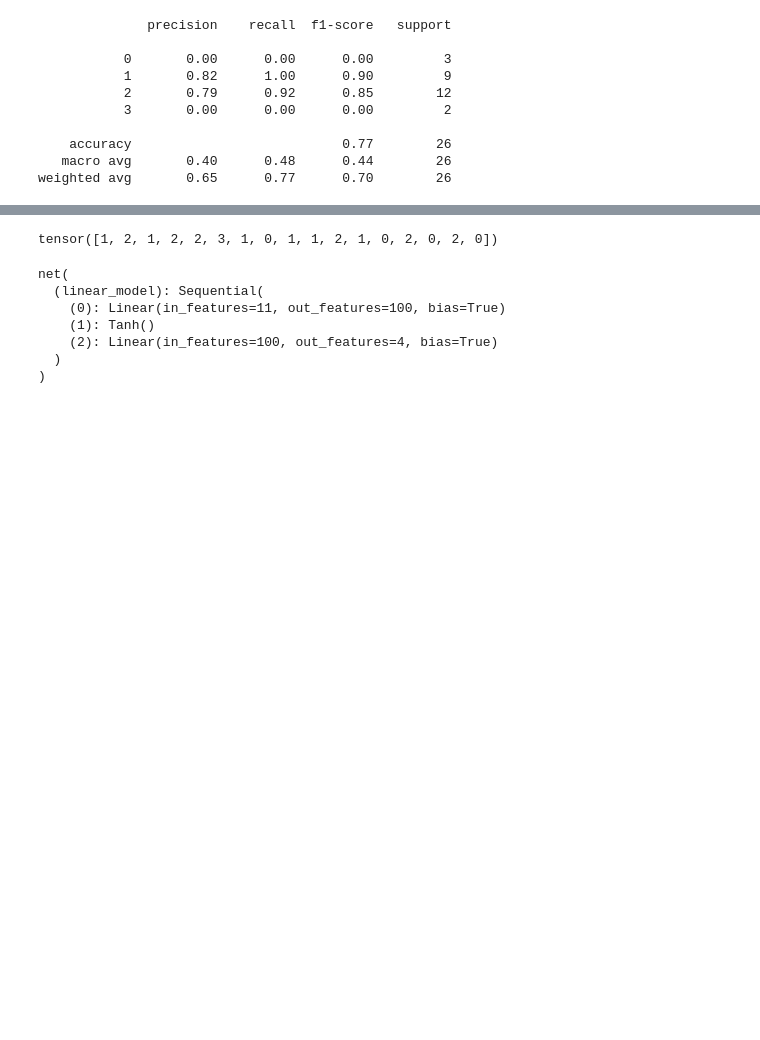
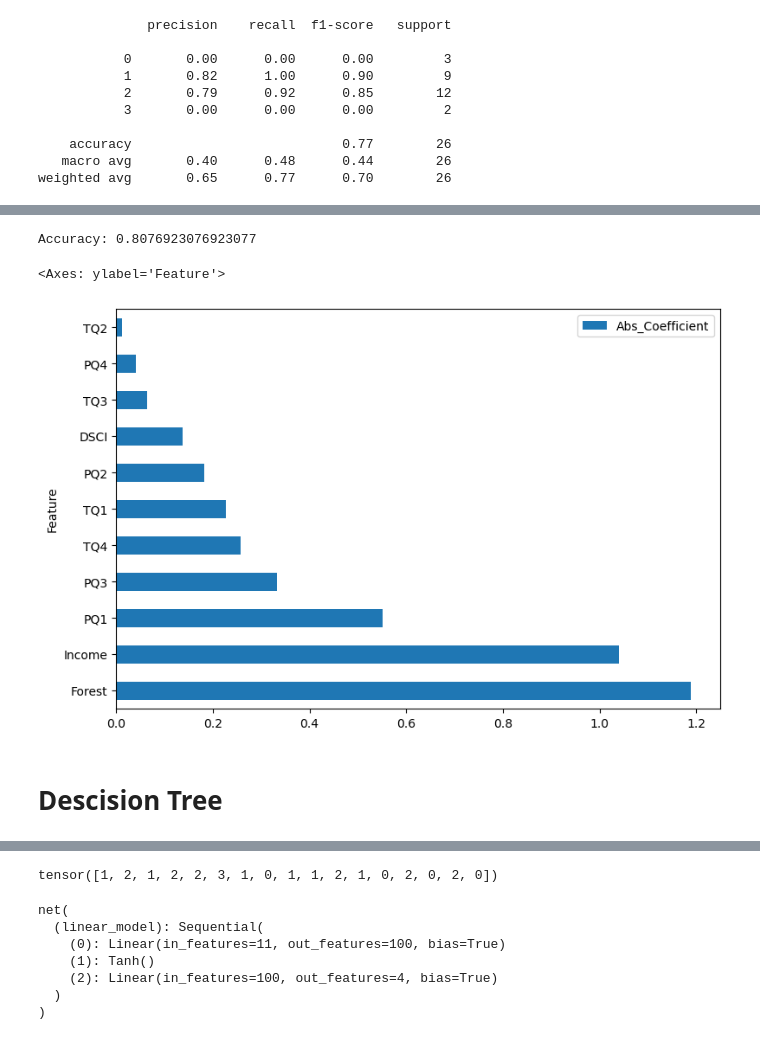
Before and after one commit to hrnur/uvaeicapstone, a Jupyter notebook: modeling-code/CategoryModels.ipynb, the cells around one changed output, grey strips where cells are left out. Cells and saved outputs as stored; diff of their text form; code cells hidden in the pictures; blank space fills up the shorter version.

Commit message:
FULL CODE WITH ALL MODELS

```diff
--- a/modeling-code/CategoryModels.ipynb
+++ b/modeling-code/CategoryModels.ipynb
@@ -203,0 +232,6 @@ feature_imp.plot(kind='barh')
+# %%
+logreg_model = LogisticRegression()
+logreg_model.fit(X_train, y_train)
+
+# predict
+y_pred = logreg_model.predict(X_test)
@@ -203,0 +251,22 @@ feature_imp.plot(kind='barh')
+# %%
+accuracy = accuracy_score(y_test, y_pred)
+print("Accuracy:", accuracy)
+# %% [output]
+Accuracy: 0.8076923076923077
+# %%
+feature_names = X_train.columns
+
+coeffs = logreg_model.coef_[0]
+
+coeffs_df = pd.DataFrame({'Feature': feature_names, 'Coefficient': coeffs})
+
+coeffs_df['Abs_Coefficient'] = abs(coeffs_df['Coefficient'])
+coeffs_df.sort_values(by='Abs_Coefficient', ascending=False, inplace=True)
+# %%
+#Feature importance visualisation
+coeffs_df.plot(kind='barh', x='Feature', y='Abs_Coefficient')
+# %% [output]
+<Axes: ylabel='Feature'>
+[figure, added]
+# %% [markdown]
+# Descision Tree
```
Also changed, not shown: parts of 33 cells of this notebook.
